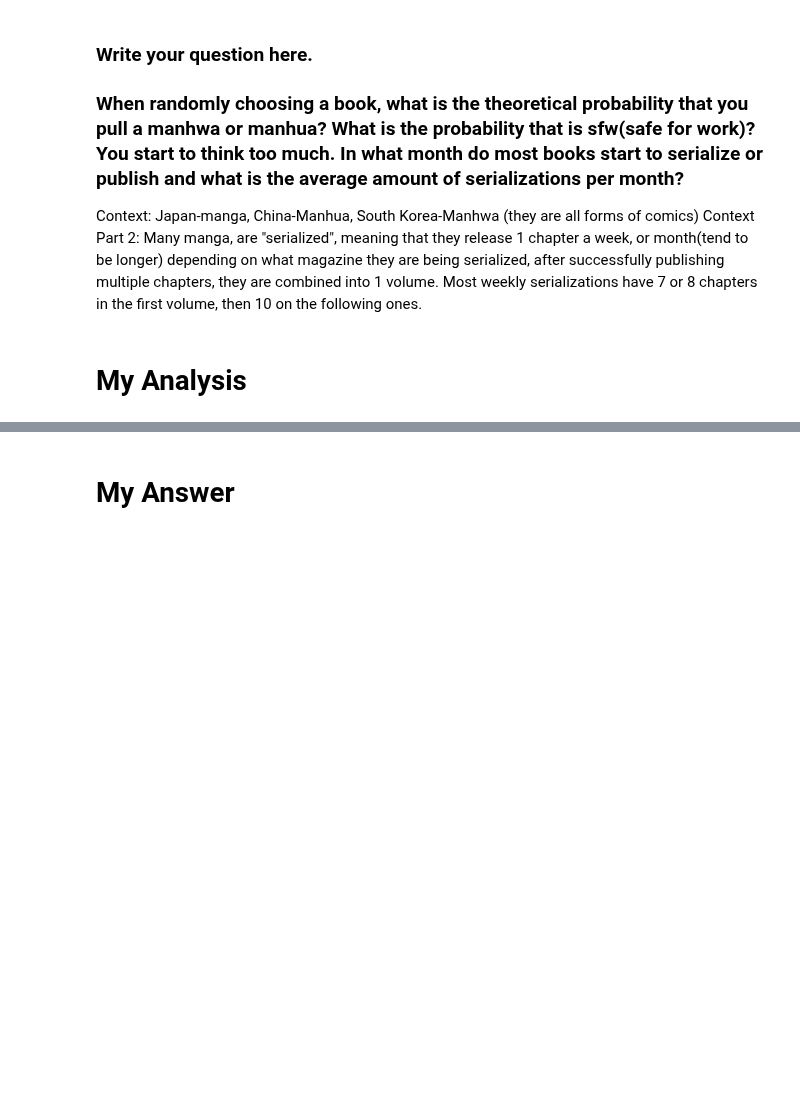
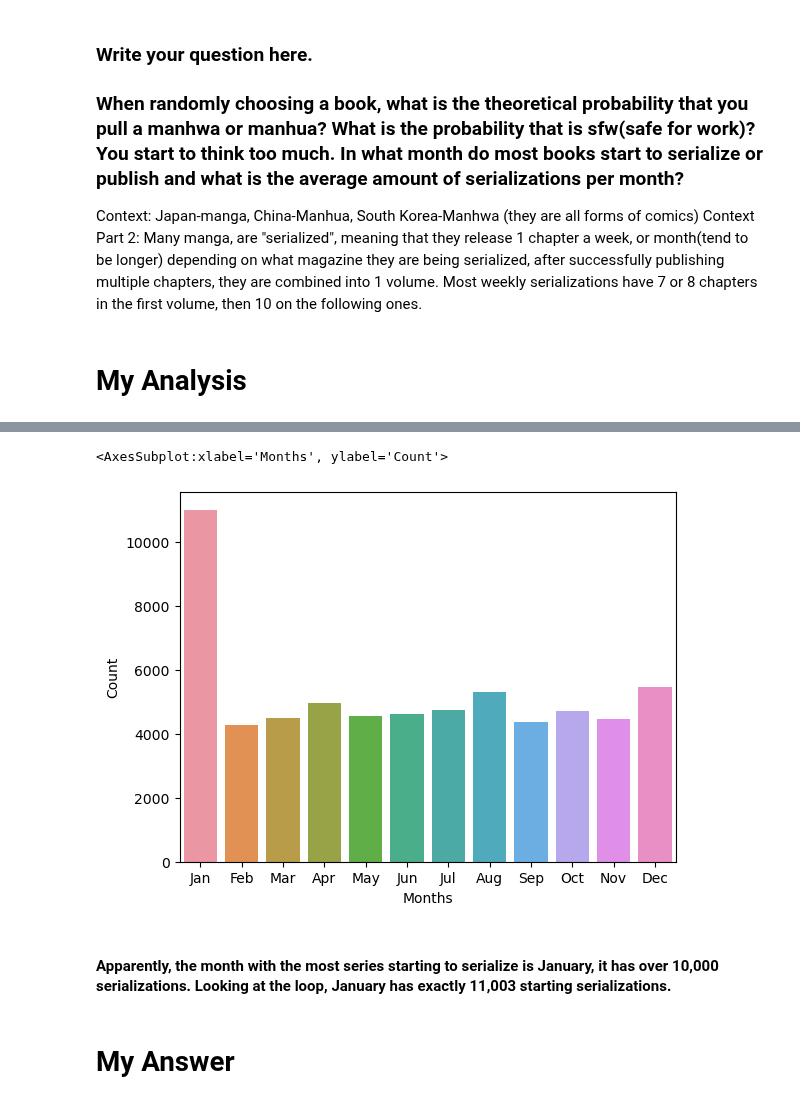
Before and after one commit to IsaacG-L/AI, a Jupyter notebook: Semester 1/Unit end/Finals/Final+Project+Template.ipynb, the cells around one changed output, grey strips where cells are left out. Saved outputs shown, nothing was run; the diff lists cells and outputs as text; code cells hidden in the pictures; blank space fills up the shorter version.

```diff
--- a/Semester 1/Unit end/Finals/Final+Project+Template.ipynb
+++ b/Semester 1/Unit end/Finals/Final+Project+Template.ipynb
@@ -95,0 +107,5 @@ print(manhua_manhwa / trials)
+# %%
+df.dropna(subset=["start_date"], inplace=True)
+# %%
+df["start_date"] = pd.to_datetime(df['start_date'], errors='coerce')
+df["month"] = df["start_date"].dt.month
@@ -95,0 +128,31 @@ print(manhua_manhwa / trials)
+# %%
+months = {"Jan": 0, "Feb": 0, "Mar": 0, "Apr": 0, "May": 0, "Jun": 0, "Jul": 0, "Aug": 0, "Sep": 0, "Oct": 0,
+        "Nov": 0, "Dec": 0}
+for date in df["month"]:
+    #month = date.split("-")[1]
+    if date == 1:
+        months["Jan"] += 1
+    elif date == 2:
+        months["Feb"] += 1
+    elif date == 3:
+        months["Mar"] += 1
+    elif date == 4:
+        months["Apr"] += 1
+    elif date == 5:
+        months["May"] += 1
+    elif date == 6:
+        months["Jun"] += 1
+    elif date == 7:
+        months["Jul"] += 1
+    elif date == 8:
+        months["Aug"] += 1
+    elif date == 9:
+        months["Sep"] += 1
+    elif date == 10:
+        months["Oct"] += 1
+    elif date == 11:
+        months["Nov"] += 1
+    elif date == 12:
+        months["Dec"] += 1
+
+months
@@ -96,2 +172,15 @@ print(manhua_manhwa / trials)
+# %%
+dates = {
+    "Months":["Jan", "Feb", "Mar", "Apr", "May", "Jun", "Jul", "Aug", "Sep", "Oct", "Nov", "Dec"],
+    "Count":[months["Jan"], months["Feb"], months["Mar"], months["Apr"], months["May"], months["Jun"], months["Jul"], months["Aug"], months["Sep"], months["Oct"], months["Nov"], months["Dec"]]
+}
+
+dates = pd.DataFrame(dates)
+sns.barplot(data=dates, x="Months", y="Count")
+# %% [output]
+<AxesSubplot:xlabel='Months', ylabel='Count'>
+[figure, added]
+# %% [markdown]
+#### Apparently, the month with the most series starting to serialize is January, it has over 10,000 serializations. Looking at the loop, January has exactly 11,003 starting serializations.
 # %% [markdown]
 # My Answer
```
Also changed, not shown: parts of 15 cells of this notebook.
